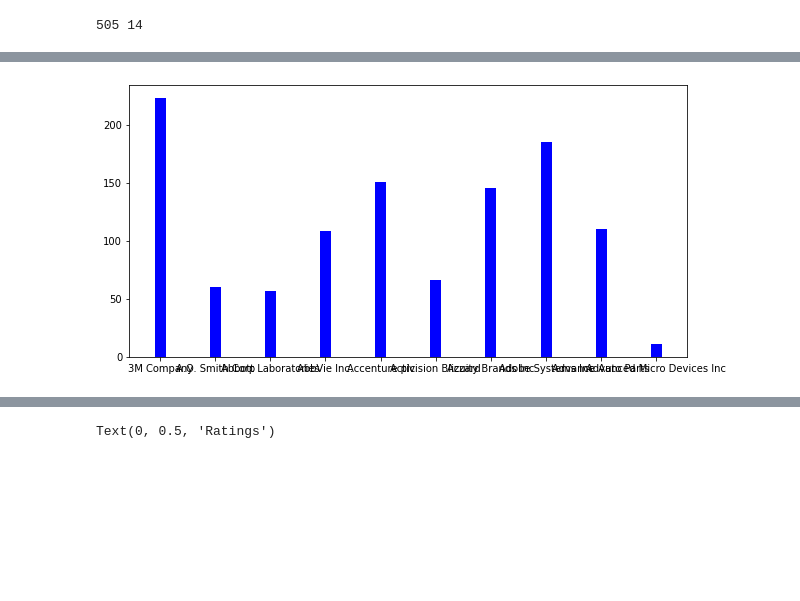
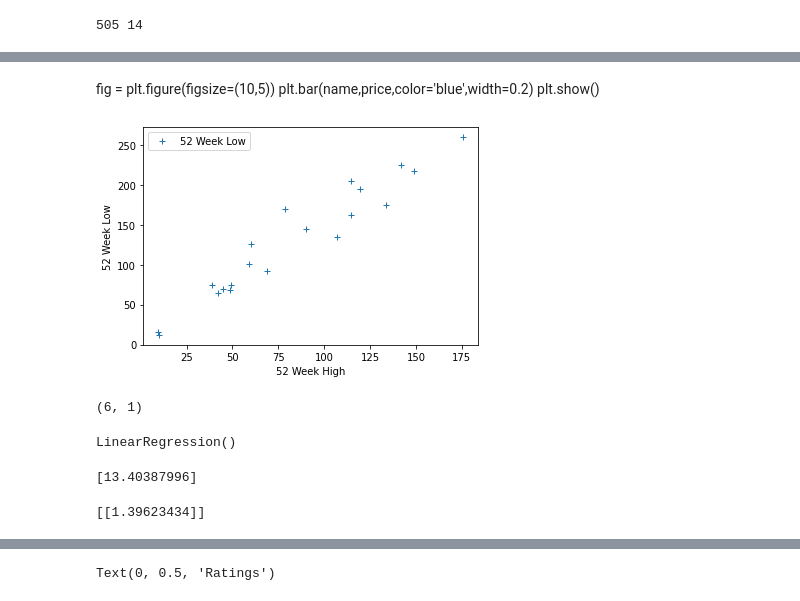
Before and after one commit to DataZenSomaiya/14_days_challenge, a Jupyter notebook: ankit/Finance.ipynb, the cells around one changed output, grey strips where cells are left out. Cells and saved outputs as stored; diff of their text form; code cells hidden in the pictures; blank space fills up the shorter version.

```diff
--- a/ankit/Finance.ipynb
+++ b/ankit/Finance.ipynb
@@ -5,7 +5,7 @@ import pandas as pd
 import matplotlib.pyplot as plt
 import numpy as np
 # %%
-df  = pd.read_csv('financials.csv')
+df  = pd.read_csv('drive/MyDrive/financials.csv')
 print(df.head())
 # %% [output]
   Symbol                 Name                  Sector   Price  Price/Earnings  \
@@ -47,0 +68,3 @@ None
+# %%
+df = df.dropna().head(50)
+df.isnull().sum()
@@ -100,6 +127,11 @@ Name: 52 Week Low, dtype: float64
-# %%
-fig = plt.figure(figsize=(10,5))
-plt.bar(name,price,color='blue',width=0.2)
-plt.show()
-# %% [output]
-[figure, removed]
+# %% [markdown]
+fig = plt.figure(figsize=(10,5))
+plt.bar(name,price,color='blue',width=0.2)
+plt.show()
+# %%
+df.plot(x='52 Week High', y='52 Week Low', style='+')
+plt.xlabel('52 Week High')
+plt.ylabel('52 Week Low')
+plt.show()
+# %% [output]
+[figure, added]
@@ -105,0 +141,24 @@ plt.show()
+# %%
+from sklearn.model_selection import train_test_split
+X_train, X_test, y_train, y_test = train_test_split(X,y,test_size=0.3, random_state=1)
+X_train.shape
+X_test.shape
+y_train.shape
+y_test.shape
+# %% [output]
+(6, 1)
+# %%
+from sklearn.linear_model import LinearRegression
+from sklearn.metrics import mean_squared_error
+regressor = LinearRegression()
+regressor.fit(X_train, y_train)
+# %% [output]
+LinearRegression()
+# %%
+print(regressor.intercept_)
+# %% [output]
+[13.40387996]
+# %%
+print(regressor.coef_)
+# %% [output]
+[[1.39623434]]
```
Also changed, not shown: parts of 10 cells of this notebook.
